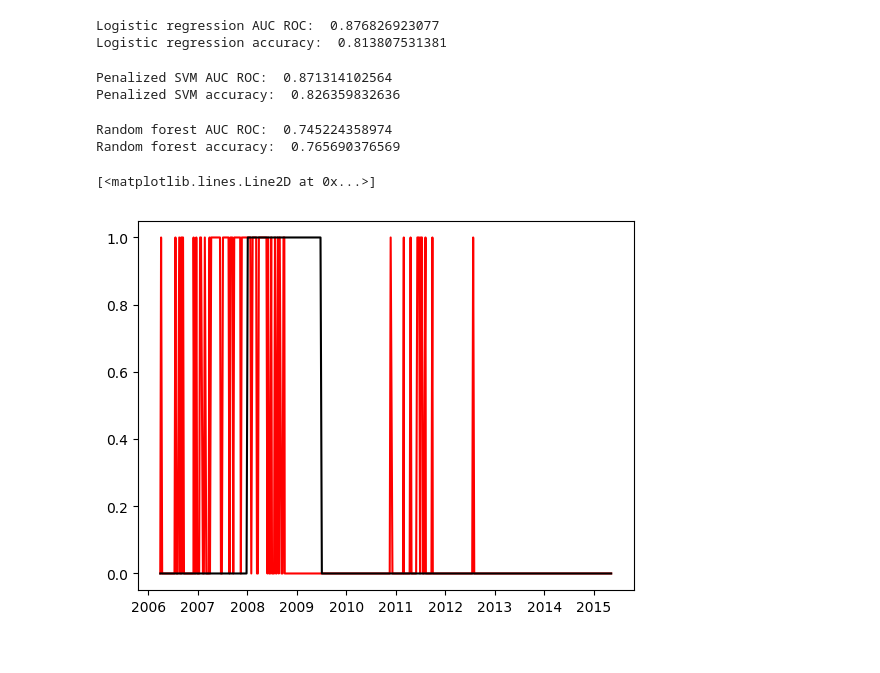
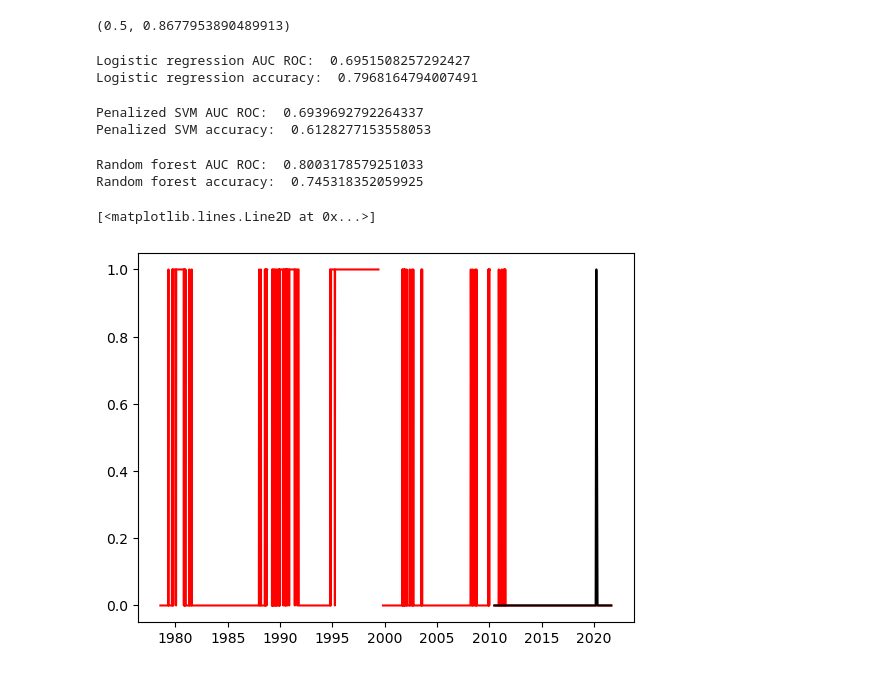
Before and after one commit to Jakoviz/Forward-looking-model-of-the-US-economy, a Jupyter notebook: model_building_validation_assesment.ipynb, the cells around one changed output. Drawn from its saved outputs; the diff is of its cells as text; code cells hidden in the pictures.

Commit message:
Fix AUC ROC and accuracy computation.

```diff
--- a/model_building_validation_assesment.ipynb
+++ b/model_building_validation_assesment.ipynb
@@ -63,7 +64,5 @@ plt.show()
 # %%
 # Standardization/z-score normalization/scaling for training set:
-X_train = X_train.copy()
-
 z_score_scaler_bci = StandardScaler()
 z_score_scaler_bci.fit(X_train['BCI'].values.reshape(-1,1))
 X_train['BCI'] = z_score_scaler_bci.transform(X_train['BCI'].values.reshape(-1,1))
@@ -158,19 +129,40 @@ TRAIN: [   0    1    2    3    4    5    6    7    8    9   10   11   12   13
+# %%
+metrics.roc_auc_score(y_train.USRECD, np.zeros(2776)), accuracy_score(y_train.USRECD, np.zeros(2776))
+# %% [output]
+(0.5, 0.8677953890489913)
 # %%
+LR_AUC_ROC = 0
+LR_ACC = 0
+for train_index, test_index in tscv.split(X_train): # Rolling cross-validation happens inside this loop.
+    X_train_fold, X_validation_fold = X_train.iloc[train_index[:-lag_of_y], X_train.columns != "USRECD"], \
+        X_train.iloc[test_index[:-lag_of_y], X_train.columns != "USRECD"]
+    y_train_fold, y_validation_fold = y_train.iloc[train_index[lag_of_y:], y_train.columns == "USRECD"], \
+        y_train.iloc[test_index[lag_of_y:], y_train.columns == "USRECD"]
     lr = linear_model.LogisticRegression()
     lr.fit(X_train_fold, y_train_fold["USRECD"])
     # plt.plot(y_validation_fold.reset_index().Date, lr.predict(X_validation_fold))
     positive_probs = [p[1] for p in lr.predict_proba(X_validation_fold)]
     AUC_ROC = metrics.roc_auc_score(y_validation_fold, positive_probs)
-    LogC_AUC_ROC += AUC_ROC
+    LR_AUC_ROC += AUC_ROC
     predictions = lr.predict(X_validation_fold)
     Acc = accuracy_score(y_validation_fold, predictions)
-    LogC_acc += Acc
-    print("Logistic regression AUC ROC: ", AUC_ROC)
-    print("Logistic regression accuracy: ", Acc)
+    LR_ACC += Acc
+
+LR_AUC_ROC /= splits
+LR_ACC /= splits
+print("Logistic regression AUC ROC: ", LR_AUC_ROC)
+print("Logistic regression accuracy: ", LR_ACC)
 # %% [output]
-Logistic regression AUC ROC:  0.876826923077
-Logistic regression accuracy:  0.813807531381
+Logistic regression AUC ROC:  0.6951508257292427
+Logistic regression accuracy:  0.7968164794007491
 # %%
+SVM_AUC_ROC = 0
+SVM_ACC = 0
+for train_index, test_index in tscv.split(X_train): # Rolling cross-validation happens inside this loop.
+    X_train_fold, X_validation_fold = X_train.iloc[train_index[:-lag_of_y], X_train.columns != "USRECD"], \
+        X_train.iloc[test_index[:-lag_of_y], X_train.columns != "USRECD"]
+    y_train_fold, y_validation_fold = y_train.iloc[train_index[lag_of_y:], y_train.columns == "USRECD"], \
+        y_train.iloc[test_index[lag_of_y:], y_train.columns == "USRECD"]
     sv = svm.SVC(kernel='linear', class_weight='balanced', probability=True)
     sv.fit(X_train_fold, y_train_fold["USRECD"])
     # plt.plot(y_validation_fold.reset_index().Date, sv.predict(X_validation_fold))
@@ -178,30 +170,43 @@ Logistic regression accuracy:  0.813807531381
     AUC_ROC = metrics.roc_auc_score(y_validation_fold, positive_probs)
     SVM_AUC_ROC += AUC_ROC
     predictions = sv.predict(X_validation_fold)
-    Acc = accuracy_score(y_validation_fold, predictions)
-    SVM_acc += Acc
-    print("Penalized SVM AUC ROC: ", AUC_ROC)
-    print("Penalized SVM accuracy: ", Acc)
+    ACC = accuracy_score(y_validation_fold, predictions)
+    SVM_ACC += ACC
+
+SVM_AUC_ROC /= splits
+SVM_ACC /= splits
+print("Penalized SVM AUC ROC: ", SVM_AUC_ROC)
+print("Penalized SVM accuracy: ", SVM_ACC)
 # %% [output]
-Penalized SVM AUC ROC:  0.871314102564
-Penalized SVM accuracy:  0.826359832636
+Penalized SVM AUC ROC:  0.6939692792264337
+Penalized SVM accuracy:  0.6128277153558053
 # %%
+RF_AUC_ROC = 0
+RF_ACC = 0
+for train_index, test_index in tscv.split(X_train): # Rolling cross-validation happens inside this loop.
+    X_train_fold, X_validation_fold = X_train.iloc[train_index[:-lag_of_y], X_train.columns != "USRECD"], \
+        X_train.iloc[test_index[:-lag_of_y], X_train.columns != "USRECD"]
+    y_train_fold, y_validation_fold = y_train.iloc[train_index[lag_of_y:], y_train.columns == "USRECD"], \
+        y_train.iloc[test_index[lag_of_y:], y_train.columns == "USRECD"]
     rf = RandomForestClassifier()
     rf.fit(X_train_fold, y_train_fold["USRECD"])
-    plt.plot(y_validation_fold.reset_index().Date, rf.predict(X_validation_fold), c="red")
+#     plt.plot(y_validation_fold.reset_index().Date, rf.predict(X_validation_fold), c="red")
     positive_probs = [p[1] for p in rf.predict_proba(X_validation_fold)]
     AUC_ROC = metrics.roc_auc_score(y_validation_fold, positive_probs)
     RF_AUC_ROC += AUC_ROC
     predictions = rf.predict(X_validation_fold)
-    Acc = accuracy_score(y_validation_fold, predictions)
-    RF_acc += Acc
-    print("Random forest AUC ROC: ", AUC_ROC)
-    print("Random forest accuracy: ", Acc)
-    plt.plot(y_validation_fold.reset_index().Date, y_validation_fold["USRECD"], c="black")
+    ACC = accuracy_score(y_validation_fold, predictions)
+    RF_ACC += ACC
+
+RF_AUC_ROC /= splits
+RF_ACC /= splits
+print("Random forest AUC ROC: ", RF_AUC_ROC)
+print("Random forest accuracy: ", RF_ACC)
+plt.plot(y_validation_fold.reset_index().Date, y_validation_fold["USRECD"], c="black")
 # %% [output]
-Random forest AUC ROC:  0.745224358974
-Random forest accuracy:  0.765690376569
+Random forest AUC ROC:  0.8003178579251033
+Random forest accuracy:  0.745318352059925
 [<matplotlib.lines.Line2D at 0x...>]
-[figure, old version]
+[figure, new version]
 # %%
 print()
```
Also changed, not shown: parts of 10 cells of this notebook.
